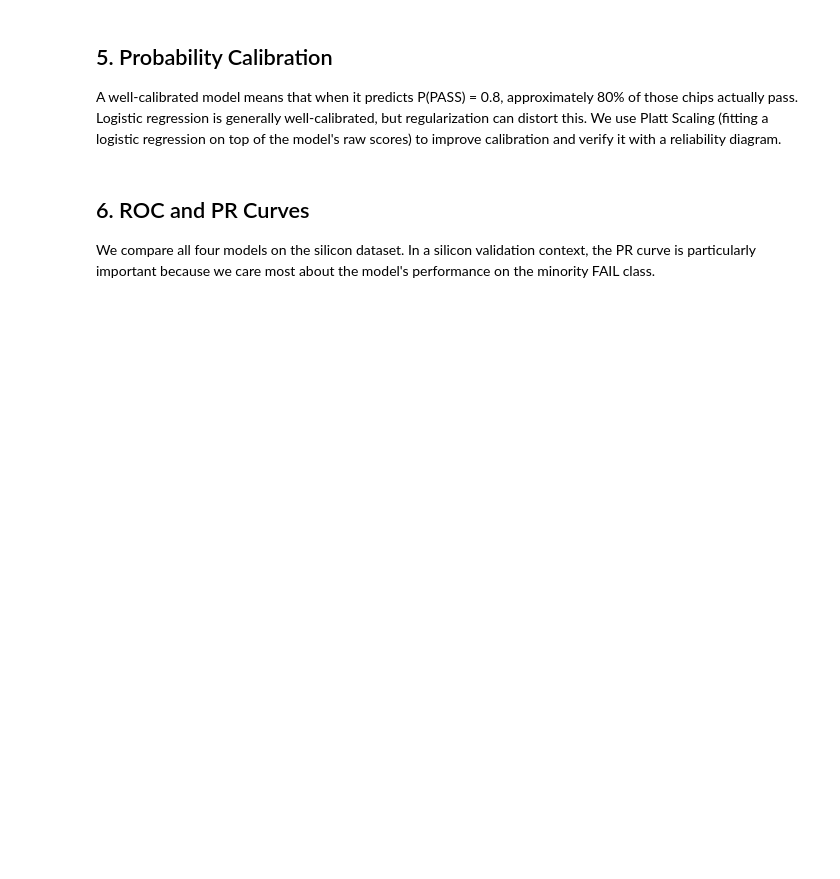
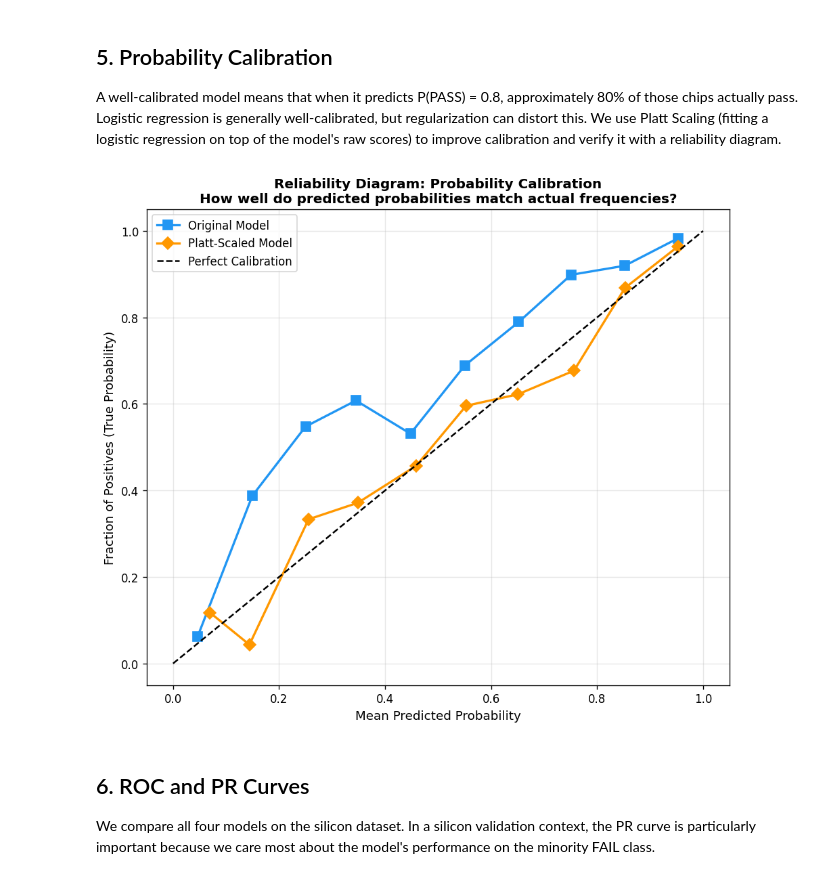
Before and after one commit to AIML-Engineering-Lab/002_classification_engine, a Jupyter notebook: notebooks/02_logistic_regression_silicon.ipynb, the cells around one changed output. Cells and saved outputs as stored; diff of their text form; code cells hidden in the pictures; blank space fills up the shorter version.

```diff
--- a/notebooks/02_logistic_regression_silicon.ipynb
+++ b/notebooks/02_logistic_regression_silicon.ipynb
@@ -252,28 +288,30 @@ print(f'  F1 Score:                {f1_score(y_test, y_pred_cost):.4f}')
 A well-calibrated model means that when it predicts P(PASS) = 0.8, approximately 80% of those chips actually pass. Logistic regression is generally well-calibrated, but regularization can distort this. We use Platt Scaling (fitting a logistic regression on top of the model's raw scores) to improve calibration and verify it with a reliability diagram.
 # %%
 # Calibrated model using Platt Scaling
-calibrated = CalibratedClassifierCV(best_model, method='sigmoid', cv='prefit')
-calibrated.fit(X_test_s, y_test)  # Fit on test set for demonstration
+calibrated = CalibratedClassifierCV(best_model, method='sigmoid', cv=5)
+calibrated.fit(X_train_s, y_train)  # Cross-validated calibration on training set
 
 fig, ax = plt.subplots(figsize=(8, 7))
 
 # Original model calibration
 prob_true, prob_pred = calibration_curve(y_test, y_prob_best, n_bins=10)
 ax.plot(prob_pred, prob_true, 's-', color=COLORS['primary'], linewidth=2, markersize=8, label='Original Model')
 
 # Calibrated model
 y_prob_cal = calibrated.predict_proba(X_test_s)[:, 1]
 prob_true_cal, prob_pred_cal = calibration_curve(y_test, y_prob_cal, n_bins=10)
 ax.plot(prob_pred_cal, prob_true_cal, 'D-', color=COLORS['secondary'], linewidth=2, markersize=8, label='Platt-Scaled Model')
 
 ax.plot([0, 1], [0, 1], 'k--', linewidth=1.5, label='Perfect Calibration')
 ax.set_xlabel('Mean Predicted Probability', fontsize=11)
 ax.set_ylabel('Fraction of Positives (True Probability)', fontsize=11)
 ax.set_title('Reliability Diagram: Probability Calibration\nHow well do predicted probabilities match actual frequencies?', fontsize=12, fontweight='bold')
 ax.legend(fontsize=10)
 ax.grid(True, alpha=0.3)
 plt.tight_layout()
 plt.show()
+# %% [output]
+[figure, added]
 # %% [markdown]
 ## 6. ROC and PR Curves
 
```
Also changed, not shown: parts of 9 cells of this notebook, 1 other file.
